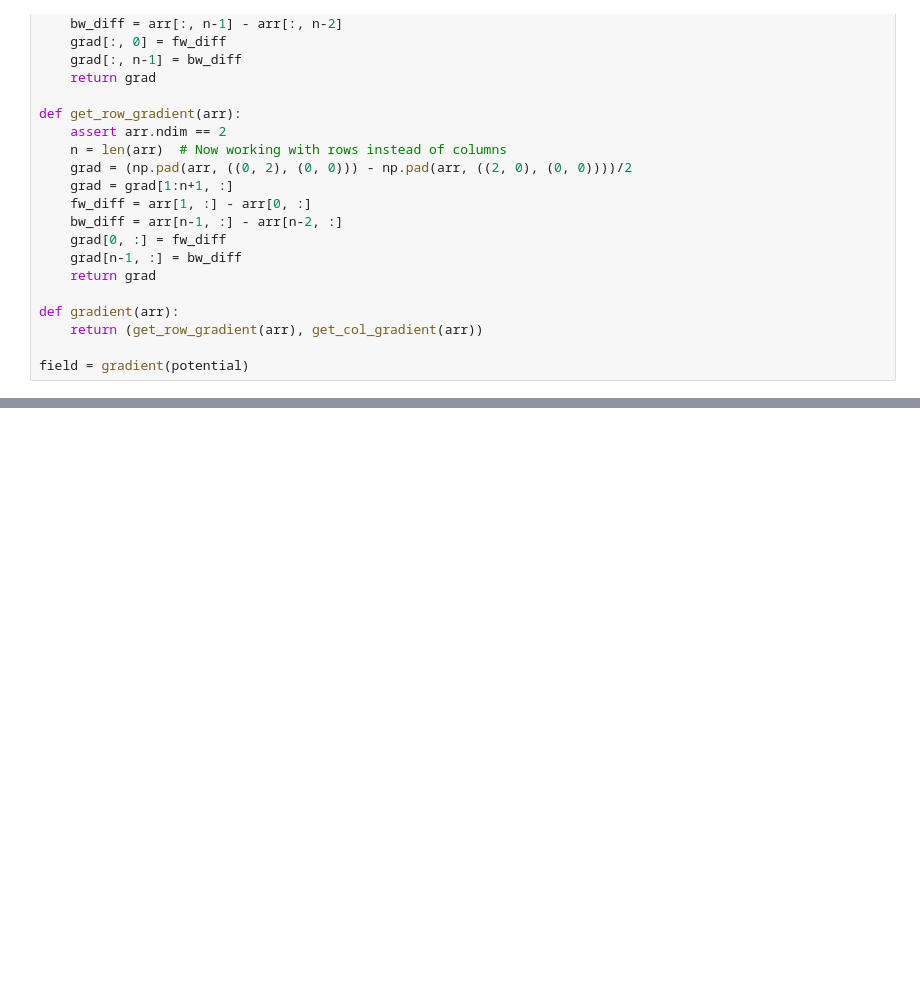
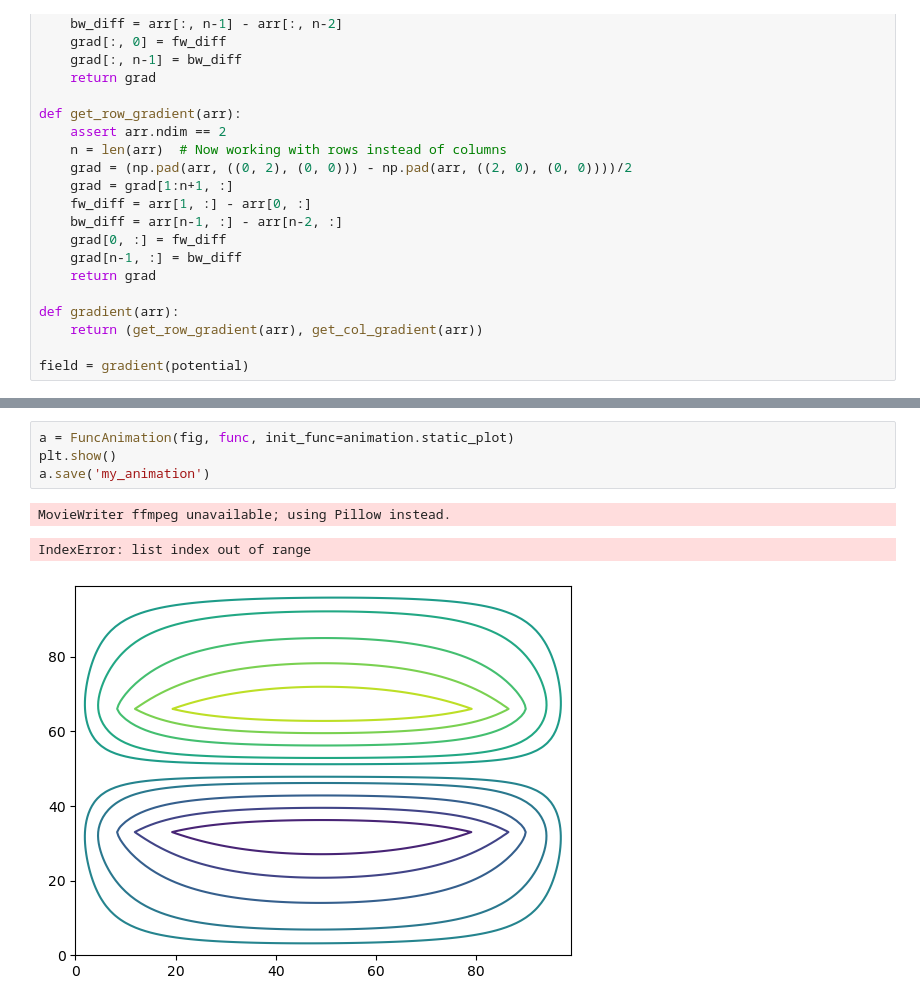
Before and after one commit to Jasperspyke/Fringing-Fields, a Jupyter notebook: array_like.ipynb, the cells around one changed output, grey strips where cells are left out. Saved outputs shown, nothing was run; the diff lists cells and outputs as text; blank space fills up the shorter version.

```diff
--- a/array_like.ipynb
+++ b/array_like.ipynb
@@ -98,0 +161,8 @@ def update(axesObject, particle_group):
+# %%
+a = FuncAnimation(fig, func, init_func=animation.static_plot)
+plt.show()
+a.save('my_animation')
+# %% [output]
+MovieWriter ffmpeg unavailable; using Pillow instead.
+IndexError: list index out of range
+[figure, added]
```
Also changed, not shown: parts of 7 cells of this notebook.
